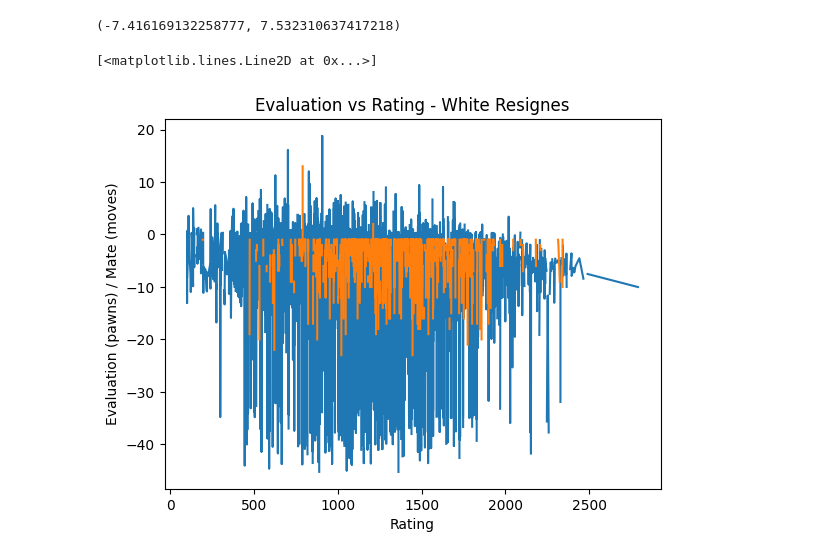
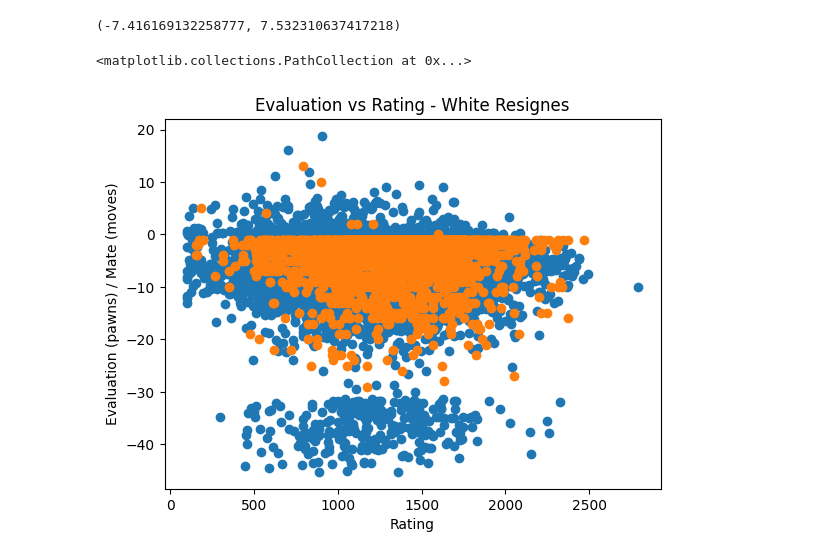
Before and after one commit to Torbet/Chess-DS, a Jupyter notebook: Resignations.ipynb, the cells around one changed output. Cells and saved outputs as stored; diff of their text form; code cells hidden in the pictures.

```diff
--- a/Resignations.ipynb
+++ b/Resignations.ipynb
@@ -23,12 +23,12 @@ white_resigns['evaluation'].mean(), black_resigns['evaluation'].mean()
 # %%
 plt.title('Evaluation vs Rating - White Resignes')
 plt.xlabel('Rating')
 plt.ylabel('Evaluation (pawns) / Mate (moves)')
-plt.plot(white_resigns['white_rating'], white_resigns['evaluation'])
-plt.plot(white_resigns['white_rating'], white_resigns['mate'])
+plt.scatter(white_resigns['white_rating'], white_resigns['evaluation'])
+plt.scatter(white_resigns['white_rating'], white_resigns['mate'])
 # %% [output]
-[<matplotlib.lines.Line2D at 0x...>]
+<matplotlib.collections.PathCollection at 0x...>
-[figure, old version]
+[figure, new version]
 # %%
 plt.title('Evaluation vs Rating - Black Resignes')
 plt.xlabel('Rating')
```
Also changed, not shown: parts of 3 cells of this notebook.
